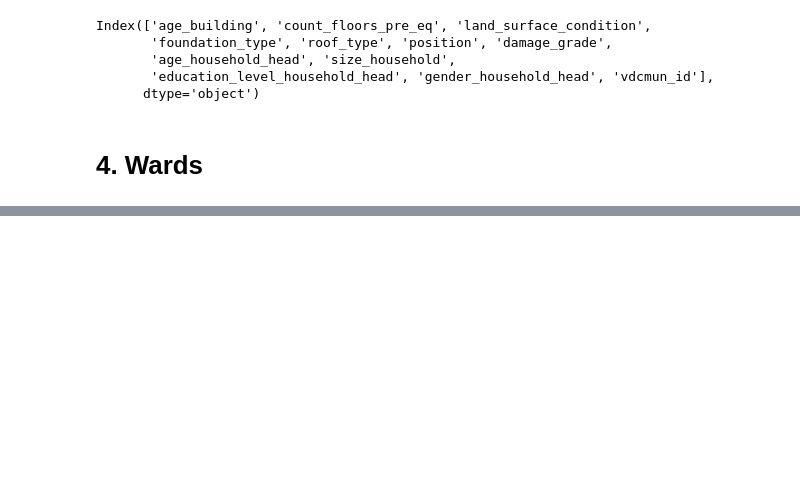
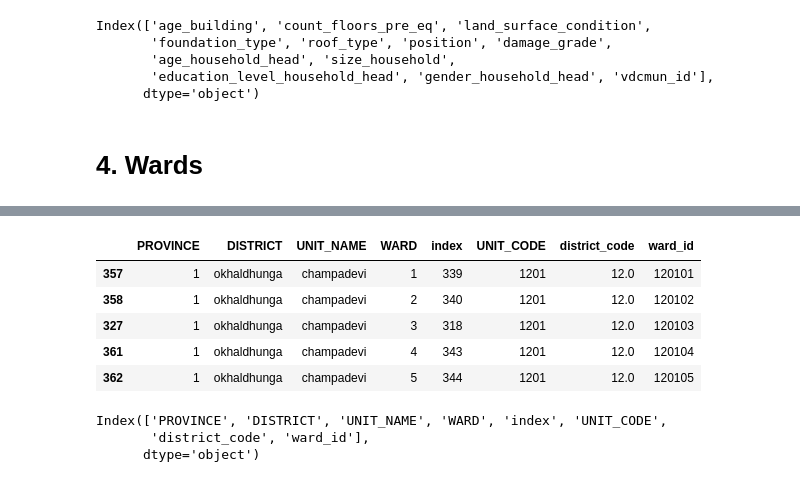
Before and after one commit to chantalwuer/earthquake_damage, a Jupyter notebook: notebooks/CW_Mapping_Wards.ipynb, the cells around one changed output, grey strips where cells are left out. Drawn from its saved outputs; the diff is of its cells as text; code cells hidden in the pictures; blank space fills up the shorter version.

```diff
--- a/notebooks/CW_Mapping_Wards.ipynb
+++ b/notebooks/CW_Mapping_Wards.ipynb
@@ -524,0 +624,15 @@ Index(['age_building', 'count_floors_pre_eq', 'land_surface_condition',
+# %%
+ward_unit_code.sort_values(by=['ward_id']).head()
+# %% [output]
+|  | PROVINCE | DISTRICT | UNIT_NAME | WARD | index | UNIT_CODE | district_code | ward_id |
+| 357 | 1 | okhaldhunga | champadevi | 1 | 339 | 1201 | 12.0 | 120101 |
+| 358 | 1 | okhaldhunga | champadevi | 2 | 340 | 1201 | 12.0 | 120102 |
+| 327 | 1 | okhaldhunga | champadevi | 3 | 318 | 1201 | 12.0 | 120103 |
+| 361 | 1 | okhaldhunga | champadevi | 4 | 343 | 1201 | 12.0 | 120104 |
+| 362 | 1 | okhaldhunga | champadevi | 5 | 344 | 1201 | 12.0 | 120105 |
+# %%
+ward_unit_code.columns
+# %% [output]
+Index(['PROVINCE', 'DISTRICT', 'UNIT_NAME', 'WARD', 'index', 'UNIT_CODE',
+       'district_code', 'ward_id'],
+      dtype='object')
```
Also changed, not shown: parts of 23 cells of this notebook.
